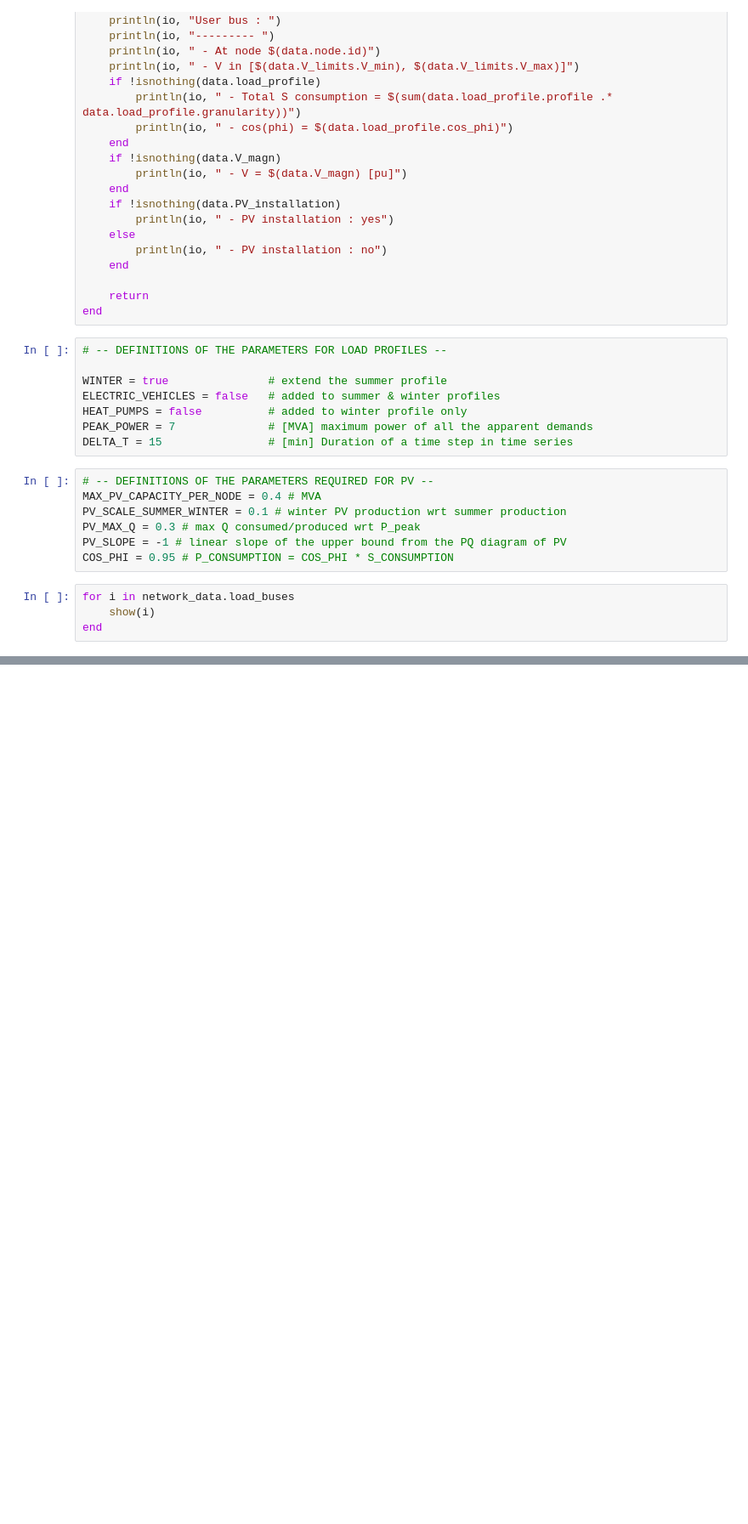
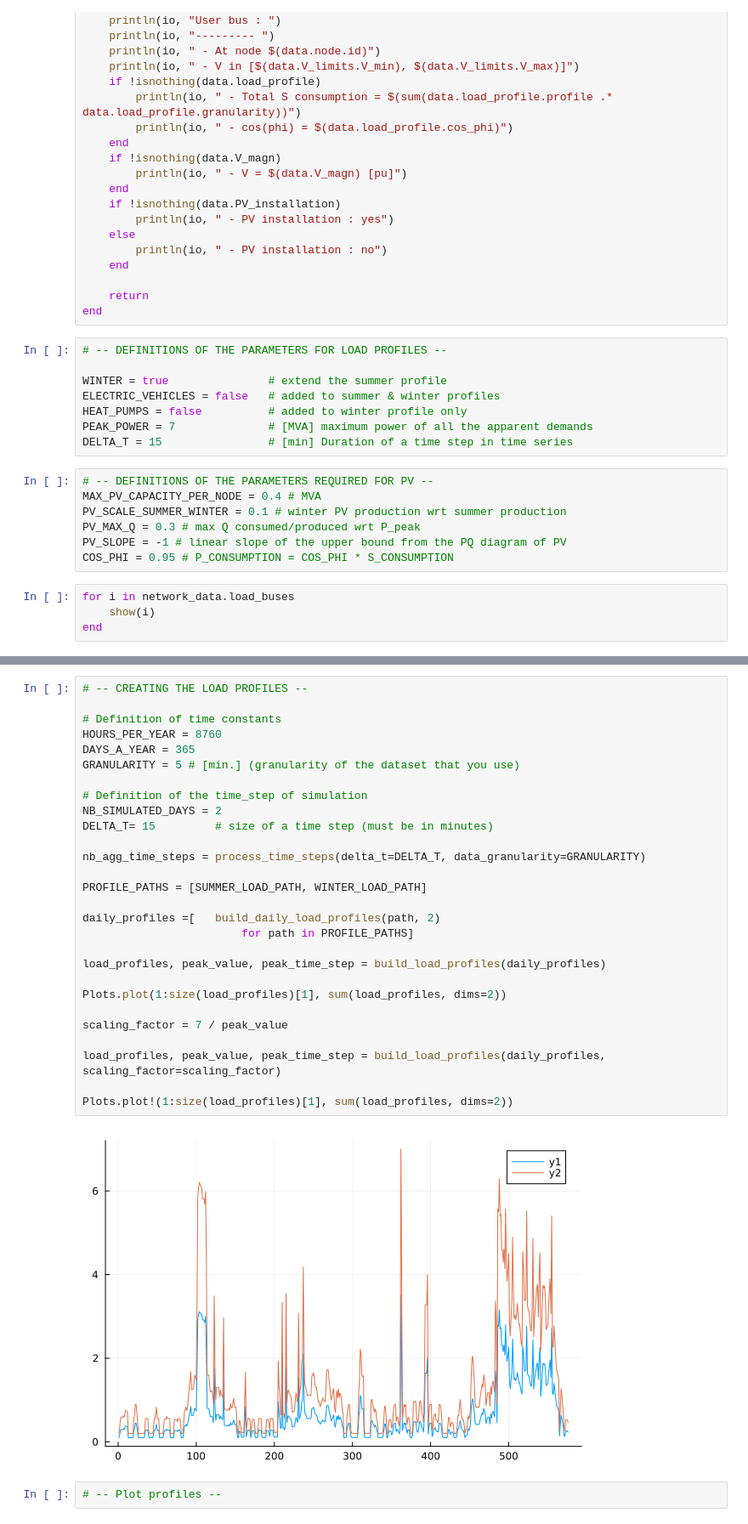
Before and after one commit to ManCornet/MasterThesis, a Jupyter notebook: src/Bilevel/test_structures.ipynb, the cells around one changed output, grey strips where cells are left out. Shown: that part at 85% size. Cells and saved outputs as stored; diff of their text form; blank space fills up the shorter version.

```diff
--- a/src/Bilevel/test_structures.ipynb
+++ b/src/Bilevel/test_structures.ipynb
@@ -132,0 +177,32 @@ end
+# %%
+# -- CREATING THE LOAD PROFILES --
+
+# Definition of time constants
+HOURS_PER_YEAR = 8760
+DAYS_A_YEAR = 365
+GRANULARITY = 5 # [min.] (granularity of the dataset that you use)
+
+# Definition of the time_step of simulation
+NB_SIMULATED_DAYS = 2
+DELTA_T= 15         # size of a time step (must be in minutes)
+
+nb_agg_time_steps = process_time_steps(delta_t=DELTA_T, data_granularity=GRANULARITY)
+
+PROFILE_PATHS = [SUMMER_LOAD_PATH, WINTER_LOAD_PATH]
+
+daily_profiles =[   build_daily_load_profiles(path, 2)
+                        for path in PROFILE_PATHS]
+
+load_profiles, peak_value, peak_time_step = build_load_profiles(daily_profiles)
+
+Plots.plot(1:size(load_profiles)[1], sum(load_profiles, dims=2))
+
+scaling_factor = 7 / peak_value
+
+load_profiles, peak_value, peak_time_step = build_load_profiles(daily_profiles, scaling_factor=scaling_factor)
+
+Plots.plot!(1:size(load_profiles)[1], sum(load_profiles, dims=2))
+# %% [output]
+[figure, added]
+# %%
+# -- Plot profiles --
```
Also changed, not shown: parts of 7 cells of this notebook, 6 other files.
